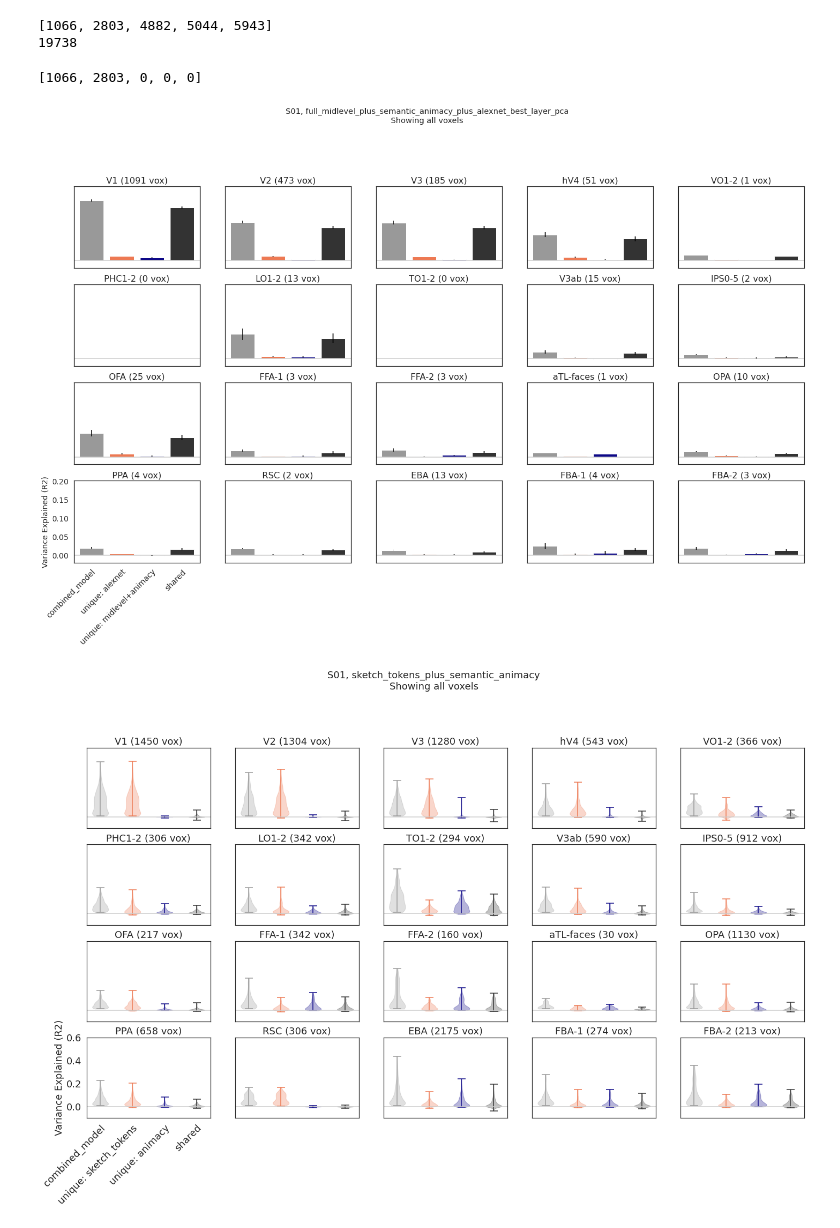
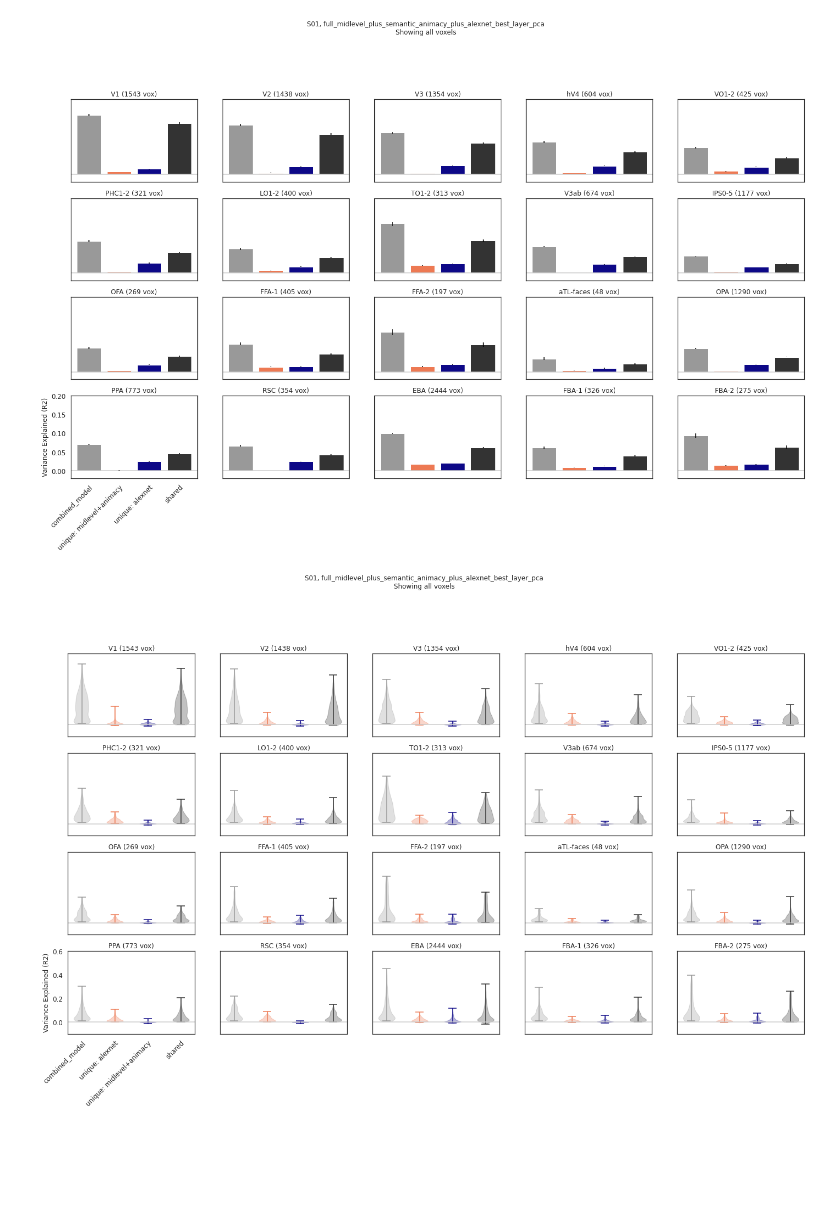
Before and after one commit to mmhenderson/modfit, a Jupyter notebook: notebooks/plot_encoding_model_fits/plot_midlevel_semantic_alexnet.ipynb, the cells around one changed output. Saved outputs shown, nothing was run; the diff lists cells and outputs as text; code cells hidden in the pictures; blank space fills up the shorter version.

```diff
--- a/notebooks/plot_encoding_model_fits/plot_midlevel_semantic_alexnet.ipynb
+++ b/notebooks/plot_encoding_model_fits/plot_midlevel_semantic_alexnet.ipynb
@@ -136,26 +112,13 @@ np.sum(out['val_r2'][:,0]!=0.0)
-# %%
-neach = [np.sum(out['best_layer_each_voxel']==ii) for ii in range(5)]
-print(neach)
-print(np.sum(np.array(neach)))
-# %% [output]
-[1066, 2803, 4882, 5044, 5943]
-19738
-# %%
-good_voxels = out['val_r2'][:,0]!=0;
-neach = [np.sum(out['best_layer_each_voxel'][good_voxels]==ii) for ii in range(5)]
-print(neach)
-# %% [output]
-[1066, 2803, 0, 0, 0]
 # %%
 pp0 = 0
-pp1 = 13
-pp2 = 14
+pp1 = 14
+pp2 = 13
 
 # for each voxel, choosing which fits to use based on its best layer
 val_r2 = out['val_r2']
 
-name1 = 'alexnet'
-name2 = 'midlevel+%s'%semantic_discrim_type
+name2 = 'alexnet'
+name1 = 'midlevel+%s'%semantic_discrim_type
 
 ve_names = ['combined_model', 'unique: ' + name1, 'unique: ' + name2, 'shared']
 shared_ab, unique_a, unique_b = stats_utils.get_shared_unique_var(val_r2[:,pp0], val_r2[:,pp1], val_r2[:,pp2])
@@ -175,36 +138,38 @@ plot_utils.create_roi_subplots(var_expl, inds2use, bp, subject, out, roi_def=roi
 
 plt.gcf().subplots_adjust(bottom=0.4)
 # %% [output]
-[figure, old version]
+[figure, new version]
 # %%
 pp0 = 0
-pp1 = 1
-pp2 = 2
+pp1 = 13
+pp2 = 14
 
-name1 = out['partial_version_names'][pp1][5:]
-name2 = out['partial_version_names'][pp2][5:]
-# val_r2 = stats_utils.get_r2(out)
+# for each voxel, choosing which fits to use based on its best layer
 val_r2 = out['val_r2']
+
+name1 = 'alexnet'
+name2 = 'midlevel+%s'%semantic_discrim_type
+
 ve_names = ['combined_model', 'unique: ' + name1, 'unique: ' + name2, 'shared']
 shared_ab, unique_a, unique_b = stats_utils.get_shared_unique_var(val_r2[:,pp0], val_r2[:,pp1], val_r2[:,pp2])
 
 var_expl = np.concatenate((val_r2[:,pp0:pp0+1], unique_a[:,np.newaxis], unique_b[:,np.newaxis],shared_ab[:,np.newaxis]),axis=1)
 
 colors = cm.plasma(np.linspace(0,1,4))
 colors = np.flipud(colors)
 colors = np.concatenate((np.array([[0.6, 0.6, 0.6, 1]]), colors[[1,3],:], np.array([[0.2, 0.2, 0.2, 1]])), axis=0)
 
 inds2use = val_r2[:,0]>0.01
 
 vp = plot_utils.violin_plot(colors=colors, column_labels=ve_names, ylabel='Variance Explained (R2)', \
                                                         horizontal_line_pos=0, ylims=[-0.10, 0.60])
 plot_utils.create_roi_subplots(var_expl, inds2use, vp, subject, out, roi_def=roi_def, skip_inds=skip_inds,\
                     suptitle='S%02d, %s\nShowing all voxels'%(subject, fitting_type))
 
 plt.gcf().subplots_adjust(bottom=0.4)
 
-if fig_save_folder is not None:
-    plt.savefig(os.path.join(fig_save_folder,'Varpart_texture_ST_violin_eachroi.pdf'))
-    plt.savefig(os.path.join(fig_save_folder,'Varpart_texture_ST_violin_eachroi.png'))
+# if fig_save_folder is not None:
+#     plt.savefig(os.path.join(fig_save_folder,'Varpart_texture_ST_violin_eachroi.pdf'))
+#     plt.savefig(os.path.join(fig_save_folder,'Varpart_texture_ST_violin_eachroi.png'))
 # %% [output]
-[figure, old version]
+[figure, new version]
```
Also changed, not shown: parts of 6 cells of this notebook, 12 other files.
